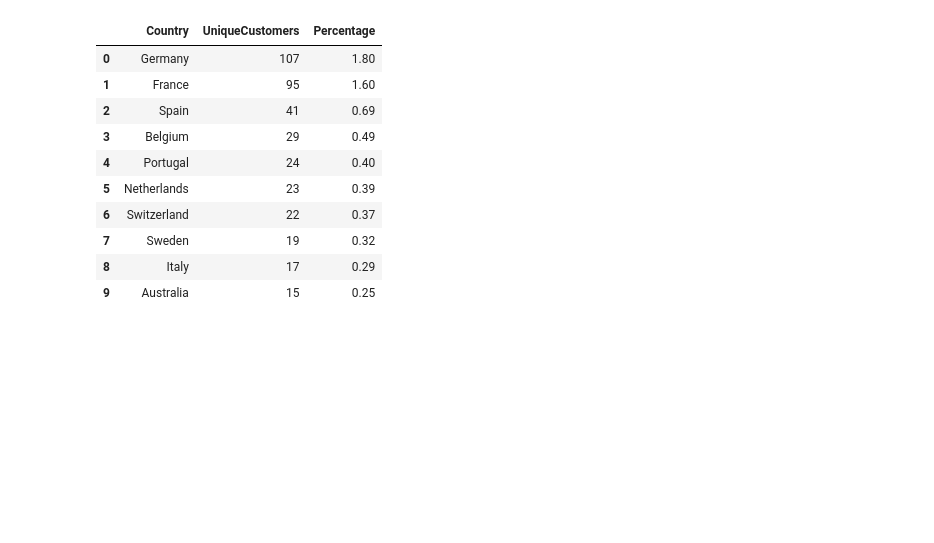
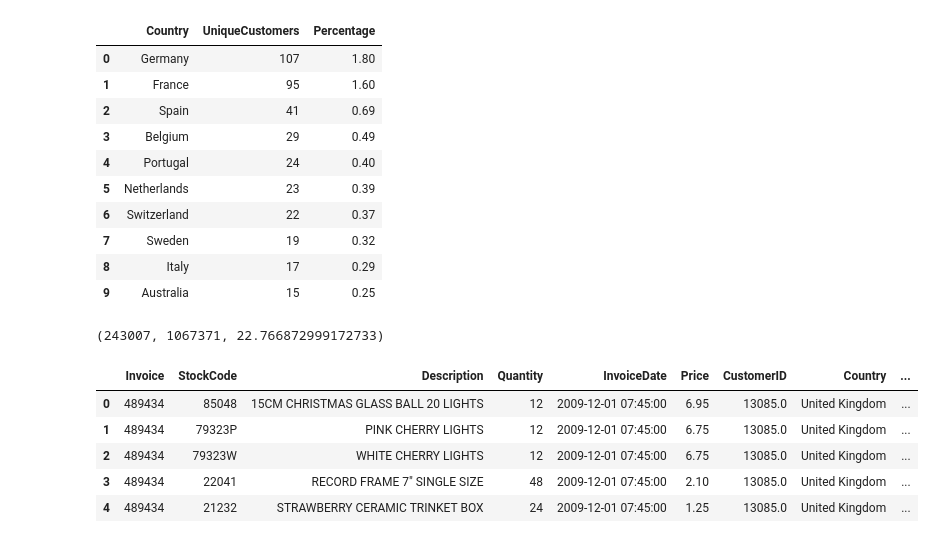
Before and after one commit to jarviscanada/jarvis_data_eng_KantyGakima, a Jupyter notebook: python_data_analytics/retail_data_analytics_wrangling.ipynb, the cells around one changed output. Cells and saved outputs as stored; diff of their text form; code cells hidden in the pictures; blank space fills up the shorter version.

```diff
--- a/python_data_analytics/retail_data_analytics_wrangling.ipynb
+++ b/python_data_analytics/retail_data_analytics_wrangling.ipynb
@@ -581,3 +581,27 @@ other_countries.head(10)
 | 7 | Sweden | 19 | 0.32 |
 | 8 | Italy | 17 | 0.29 |
 | 9 | Australia | 15 | 0.25 |
+# %%
+# Count missing CustomerID
+missing_count = retail_df['customer_id'].isna().sum()
+
+# Count total rows
+total_rows = len(retail_df)
+
+# Percentage
+missing_percentage = (missing_count / total_rows) * 100
+
+missing_count, total_rows, missing_percentage
+
+retail_df
+# %% [output]
+(243007, 1067371, 22.766872999172733)
+# %%
+online_retail_df.head()
+# %% [output]
+|  | Invoice | StockCode | Description | Quantity | InvoiceDate | Price | CustomerID | Country | ... |
+| 0 | 489434 | 85048 | 15CM CHRISTMAS GLASS BALL 20 LIGHTS | 12 | 2009-12-01 07:45:00 | 6.95 | 13085.0 | United Kingdom | ... |
+| 1 | 489434 | 79323P | PINK CHERRY LIGHTS | 12 | 2009-12-01 07:45:00 | 6.75 | 13085.0 | United Kingdom | ... |
+| 2 | 489434 | 79323W | WHITE CHERRY LIGHTS | 12 | 2009-12-01 07:45:00 | 6.75 | 13085.0 | United Kingdom | ... |
+| 3 | 489434 | 22041 | RECORD FRAME 7" SINGLE SIZE | 48 | 2009-12-01 07:45:00 | 2.10 | 13085.0 | United Kingdom | ... |
+| 4 | 489434 | 21232 | STRAWBERRY CERAMIC TRINKET BOX | 24 | 2009-12-01 07:45:00 | 1.25 | 13085.0 | United Kingdom | ... |
```
Also changed, not shown: parts of 7 cells of this notebook.
